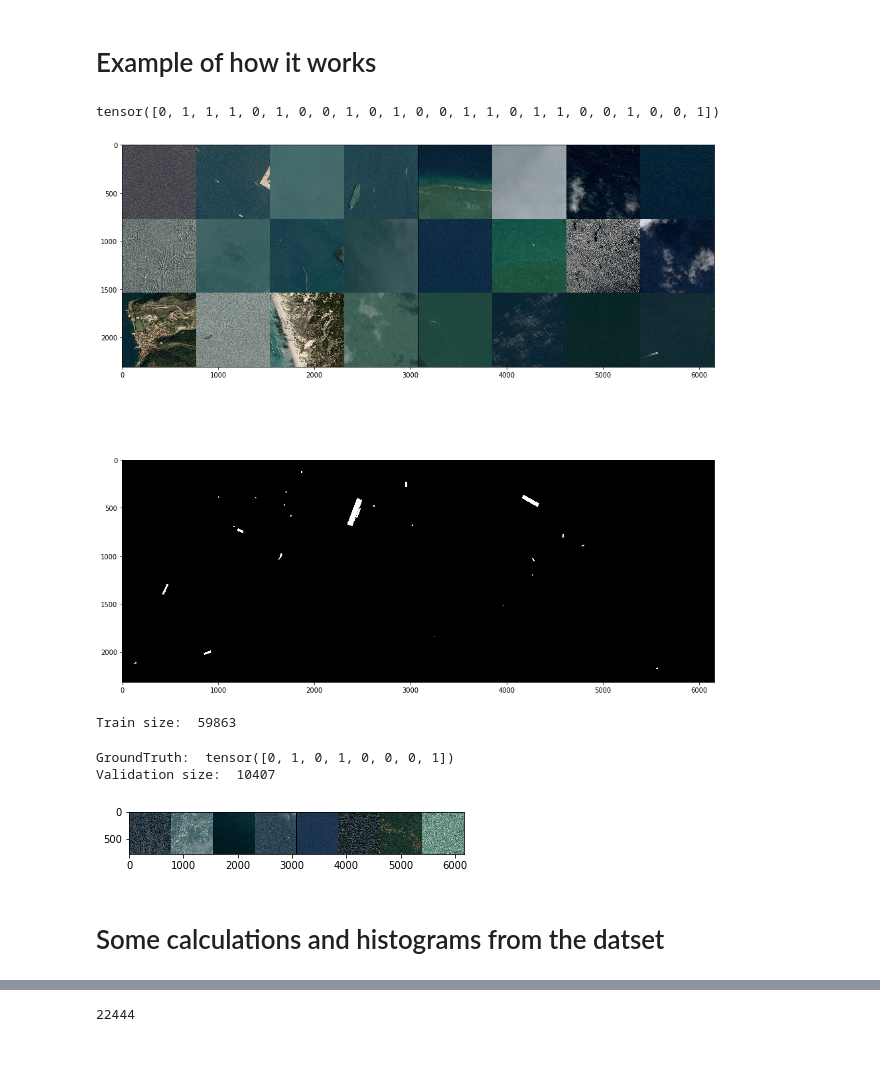
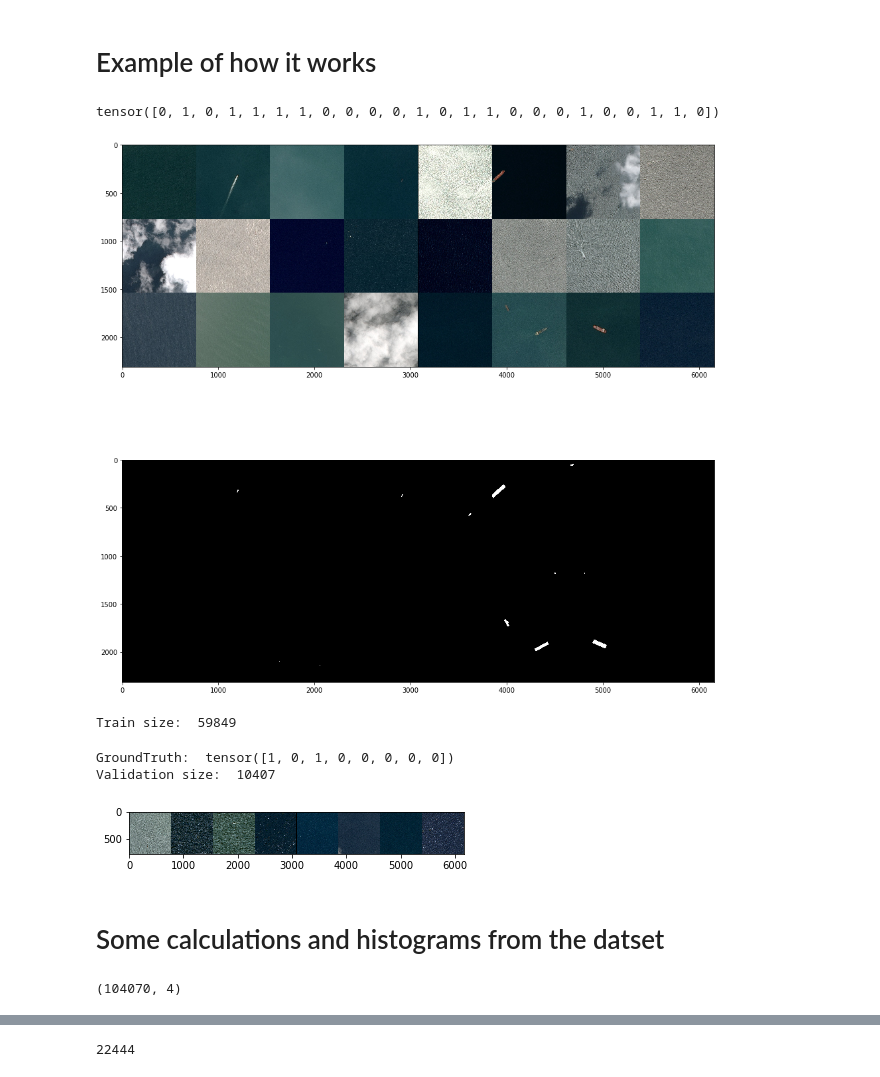
Before and after one commit to mozzhorin/ML-PR18, a Jupyter notebook: data_preprocessing.ipynb, the cells around one changed output, grey strips where cells are left out. Cells and saved outputs as stored; diff of their text form; code cells hidden in the pictures.

```diff
--- a/data_preprocessing.ipynb
+++ b/data_preprocessing.ipynb
@@ -91,6 +91,9 @@ class AirbusDS(object):
         unique_img_ids['has_ship'] = unique_img_ids['ships'].map(lambda x: 1.0 if x>0 else 0.0)
         unique_img_ids['has_ship_vec'] = unique_img_ids['has_ship'].map(lambda x: [x])
 
+        # Drop corrupted images
+        unique_img_ids = unique_img_ids[~unique_img_ids['ImageId'].isin(exclude_list)]
+
         # Split dataset to train and validate sets to evaluate the model
         train_ids, val_ids = train_test_split(unique_img_ids, test_size=test_size)
         self.val_ids = val_ids
@@ -225,26 +229,26 @@ plt.subplot(212)
 imshow(torchvision.utils.make_grid(masks))
 print(labels)
 # %% [output]
-tensor([0, 1, 1, 1, 0, 1, 0, 0, 1, 0, 1, 0, 0, 1, 1, 0, 1, 1, 0, 0, 1, 0, 0, 1])
+tensor([0, 1, 0, 1, 1, 1, 1, 0, 0, 0, 0, 1, 0, 1, 1, 0, 0, 0, 1, 0, 0, 1, 1, 0])
-[figure, old version]
+[figure, new version]
 # %%
 print('Train size: ', len(airimg_train.filenames))
 # %% [output]
-Train size:  59863
+Train size:  59849
 # %%
 valloader = D.DataLoader(airimg_val, batch_size=8, shuffle=True, num_workers=0)
 
-dataiter = iter(loader)
+dataiter = iter(valloader)
 images, labels = dataiter.next()
 
 # print images
 imshow(torchvision.utils.make_grid(images))
 print('GroundTruth: ', labels)
 print('Validation size: ', len(airimg_val.filenames))
 # %% [output]
-GroundTruth:  tensor([0, 1, 0, 1, 0, 0, 0, 1])
+GroundTruth:  tensor([1, 0, 1, 0, 0, 0, 0, 0])
 Validation size:  10407
-[figure, old version]
+[figure, new version]
 # %% [markdown]
 # Some calculations and histograms from the datset
 # %%
@@ -251,0 +261,4 @@ masks = pd.read_csv(str(path+'train_ship_segmentations.csv'))
+# %%
+unique_img_ids.shape
+# %% [output]
+(104070, 4)
```
Also changed, not shown: parts of 5 cells of this notebook, 1 other file.
